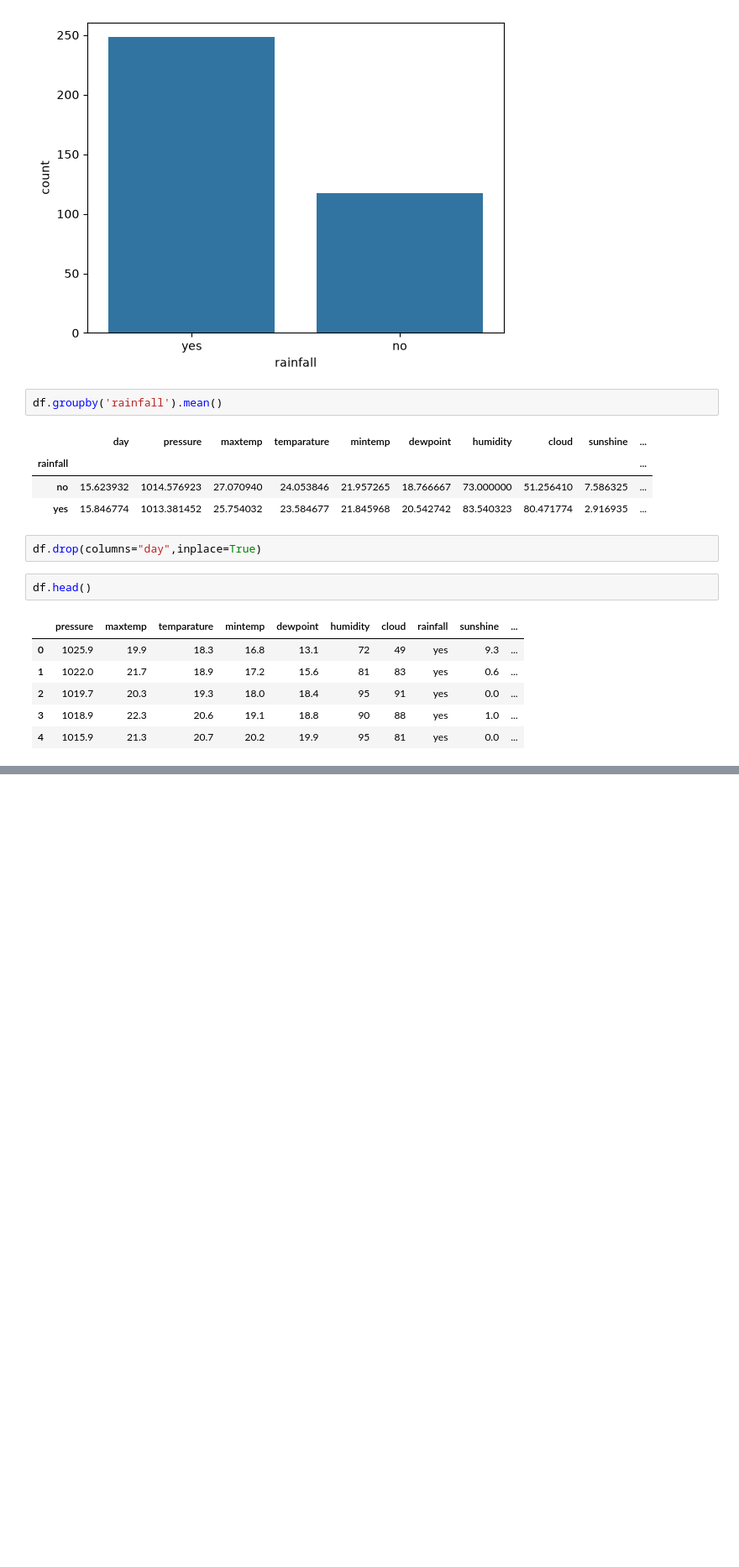
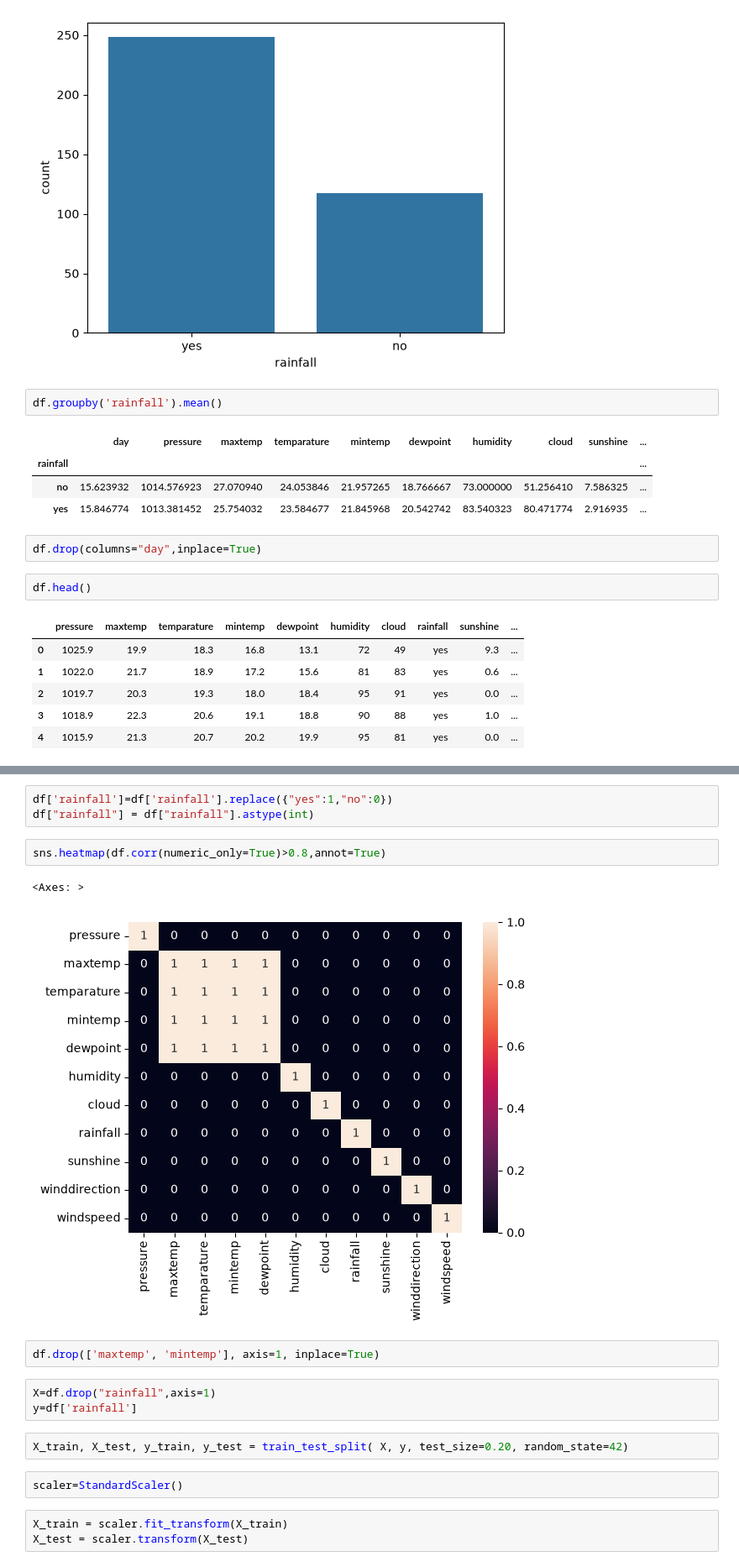
Before and after one commit to AbdulRehman817/RainFall_Prediction_Project, a Jupyter notebook: rainfall.ipynb, the cells around one changed output, grey strips where cells are left out. Shown at 84% size. Drawn from its saved outputs; the diff is of its cells as text; blank space fills up the shorter version.

```diff
--- a/rainfall.ipynb
+++ b/rainfall.ipynb
@@ -150,0 +181,20 @@ df.head()
+# %%
+df['rainfall']=df['rainfall'].replace({"yes":1,"no":0})
+df["rainfall"] = df["rainfall"].astype(int)
+# %%
+sns.heatmap(df.corr(numeric_only=True)>0.8,annot=True)
+# %% [output]
+<Axes: >
+[figure, added]
+# %%
+df.drop(['maxtemp', 'mintemp'], axis=1, inplace=True)
+# %%
+X=df.drop("rainfall",axis=1)
+y=df['rainfall']
+# %%
+X_train, X_test, y_train, y_test = train_test_split( X, y, test_size=0.20, random_state=42)
+# %%
+scaler=StandardScaler()
+# %%
+X_train = scaler.fit_transform(X_train)
+X_test = scaler.transform(X_test)
```
Also changed, not shown: parts of 9 cells of this notebook.
